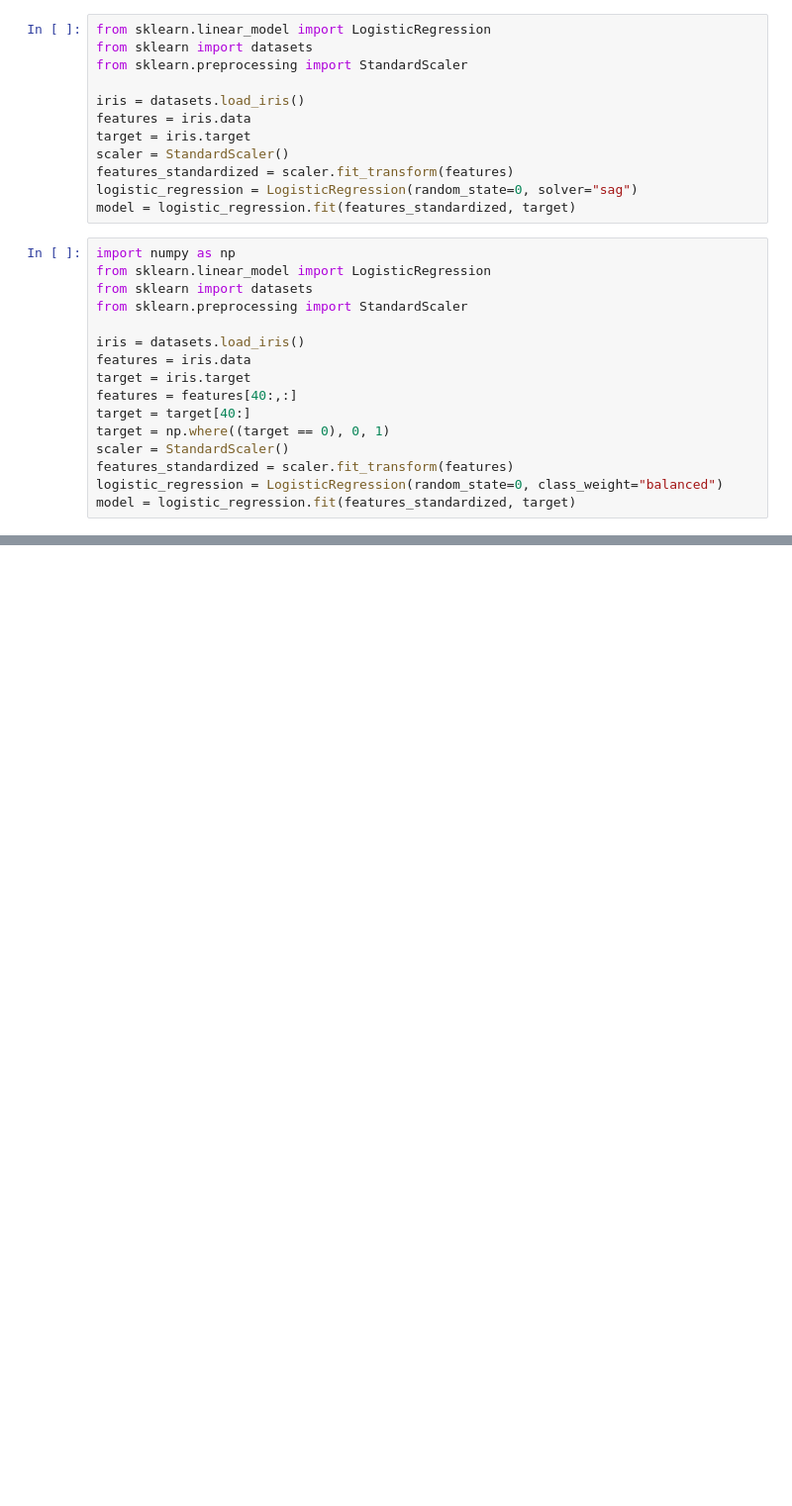
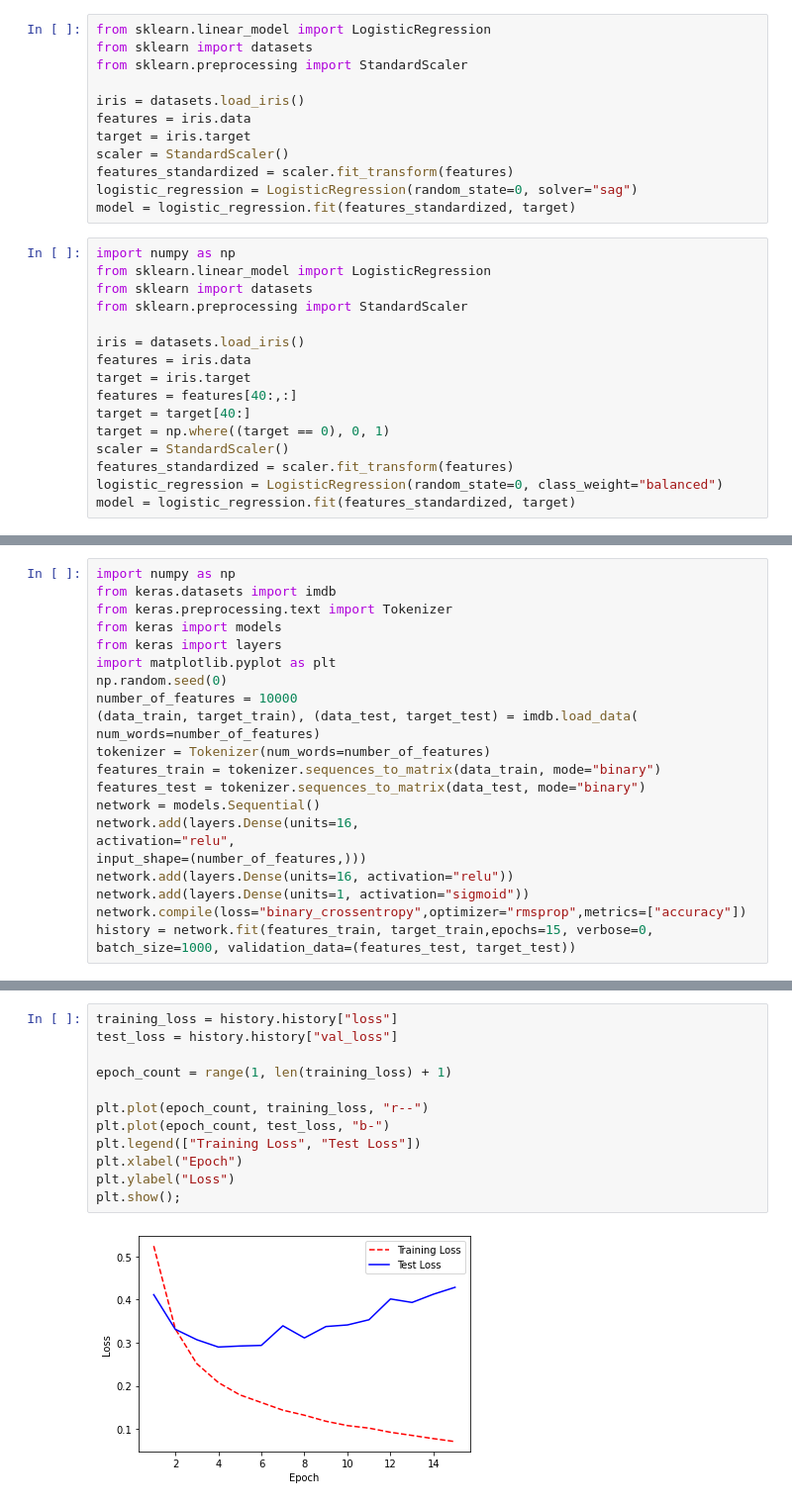
Before and after one commit to uyminhtri2702/Machine-learning, a Jupyter notebook: Code.ipynb, the cells around one changed output, grey strips where cells are left out. Shown at 99% size. Drawn from its saved outputs; the diff is of its cells as text; blank space fills up the shorter version.

```diff
--- a/Code.ipynb
+++ b/Code.ipynb
@@ -2313,0 +2475,22 @@ model = logistic_regression.fit(features_standardized, target)
+# %%
+import numpy as np
+from keras.datasets import imdb
+from keras.preprocessing.text import Tokenizer
+from keras import models
+from keras import layers
+import matplotlib.pyplot as plt
+np.random.seed(0)
+number_of_features = 10000
+(data_train, target_train), (data_test, target_test) = imdb.load_data(
+num_words=number_of_features)
+tokenizer = Tokenizer(num_words=number_of_features)
+features_train = tokenizer.sequences_to_matrix(data_train, mode="binary")
+features_test = tokenizer.sequences_to_matrix(data_test, mode="binary")
+network = models.Sequential()
+network.add(layers.Dense(units=16,
+activation="relu",
+input_shape=(number_of_features,)))
+network.add(layers.Dense(units=16, activation="relu"))
+network.add(layers.Dense(units=1, activation="sigmoid"))
+network.compile(loss="binary_crossentropy",optimizer="rmsprop",metrics=["accuracy"])
+history = network.fit(features_train, target_train,epochs=15, verbose=0, batch_size=1000, validation_data=(features_test, target_test))
@@ -2313,0 +2501,14 @@ model = logistic_regression.fit(features_standardized, target)
+# %%
+training_loss = history.history["loss"]
+test_loss = history.history["val_loss"]
+
+epoch_count = range(1, len(training_loss) + 1)
+
+plt.plot(epoch_count, training_loss, "r--")
+plt.plot(epoch_count, test_loss, "b-")
+plt.legend(["Training Loss", "Test Loss"])
+plt.xlabel("Epoch")
+plt.ylabel("Loss")
+plt.show();
+# %% [output]
+[figure, added]
```
Also changed, not shown: parts of 57 cells of this notebook.
